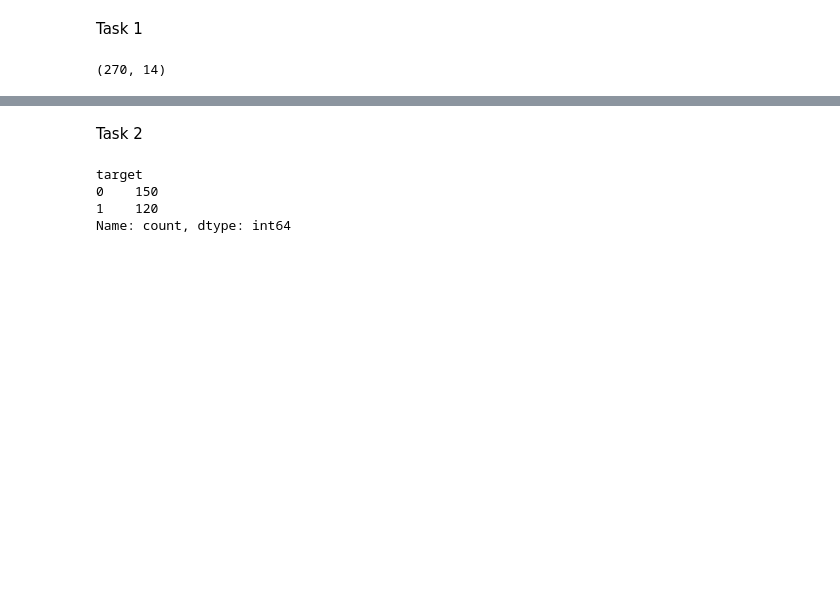
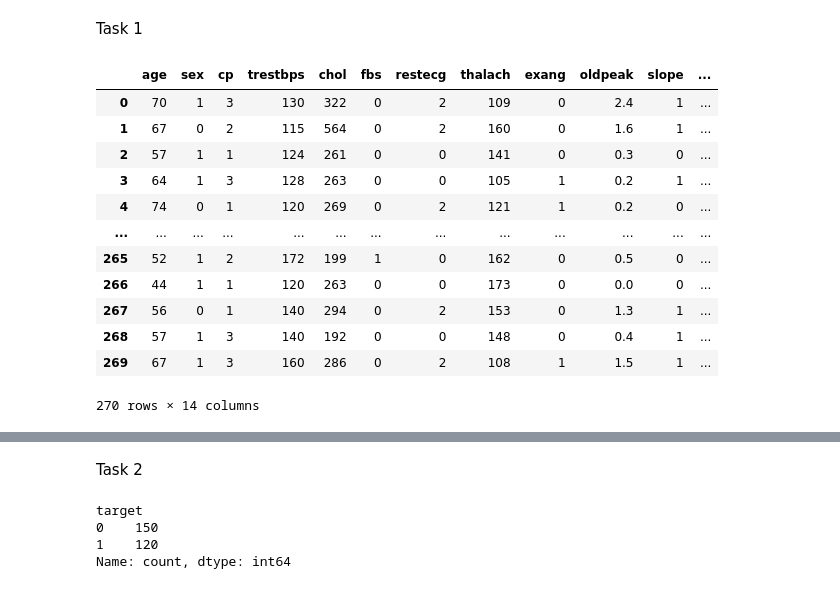
Before and after one commit to AndrewGriffith328/flagging_heart_disease, a Jupyter notebook: assign.ipynb, the cells around one changed output, grey strips where cells are left out. Saved outputs shown, nothing was run; the diff lists cells and outputs as text; code cells hidden in the pictures; blank space fills up the shorter version.

```diff
--- a/assign.ipynb
+++ b/assign.ipynb
@@ -17,9 +20,21 @@ from sklearn.linear_model import LogisticRegression
 Task 1
 # %%
 df = pd.read_csv("heart_disease.csv")
-df.shape
+df
 # %% [output]
+|  | age | sex | cp | trestbps | chol | fbs | restecg | thalach | exang | oldpeak | slope | ... |
+| 0 | 70 | 1 | 3 | 130 | 322 | 0 | 2 | 109 | 0 | 2.4 | 1 | ... |
+| 1 | 67 | 0 | 2 | 115 | 564 | 0 | 2 | 160 | 0 | 1.6 | 1 | ... |
+| 2 | 57 | 1 | 1 | 124 | 261 | 0 | 0 | 141 | 0 | 0.3 | 0 | ... |
+| 3 | 64 | 1 | 3 | 128 | 263 | 0 | 0 | 105 | 1 | 0.2 | 1 | ... |
+| 4 | 74 | 0 | 1 | 120 | 269 | 0 | 2 | 121 | 1 | 0.2 | 0 | ... |
+| ... | ... | ... | ... | ... | ... | ... | ... | ... | ... | ... | ... | ... |
+| 265 | 52 | 1 | 2 | 172 | 199 | 1 | 0 | 162 | 0 | 0.5 | 0 | ... |
+| 266 | 44 | 1 | 1 | 120 | 263 | 0 | 0 | 173 | 0 | 0.0 | 0 | ... |
+| 267 | 56 | 0 | 1 | 140 | 294 | 0 | 2 | 153 | 0 | 1.3 | 1 | ... |
+| 268 | 57 | 1 | 3 | 140 | 192 | 0 | 0 | 148 | 0 | 0.4 | 1 | ... |
+| 269 | 67 | 1 | 3 | 160 | 286 | 0 | 2 | 108 | 1 | 1.5 | 1 | ... |
-(270, 14)
+270 rows × 14 columns
 # %%
 df.head()
 '''
```
Also changed, not shown: parts of 17 cells of this notebook.
